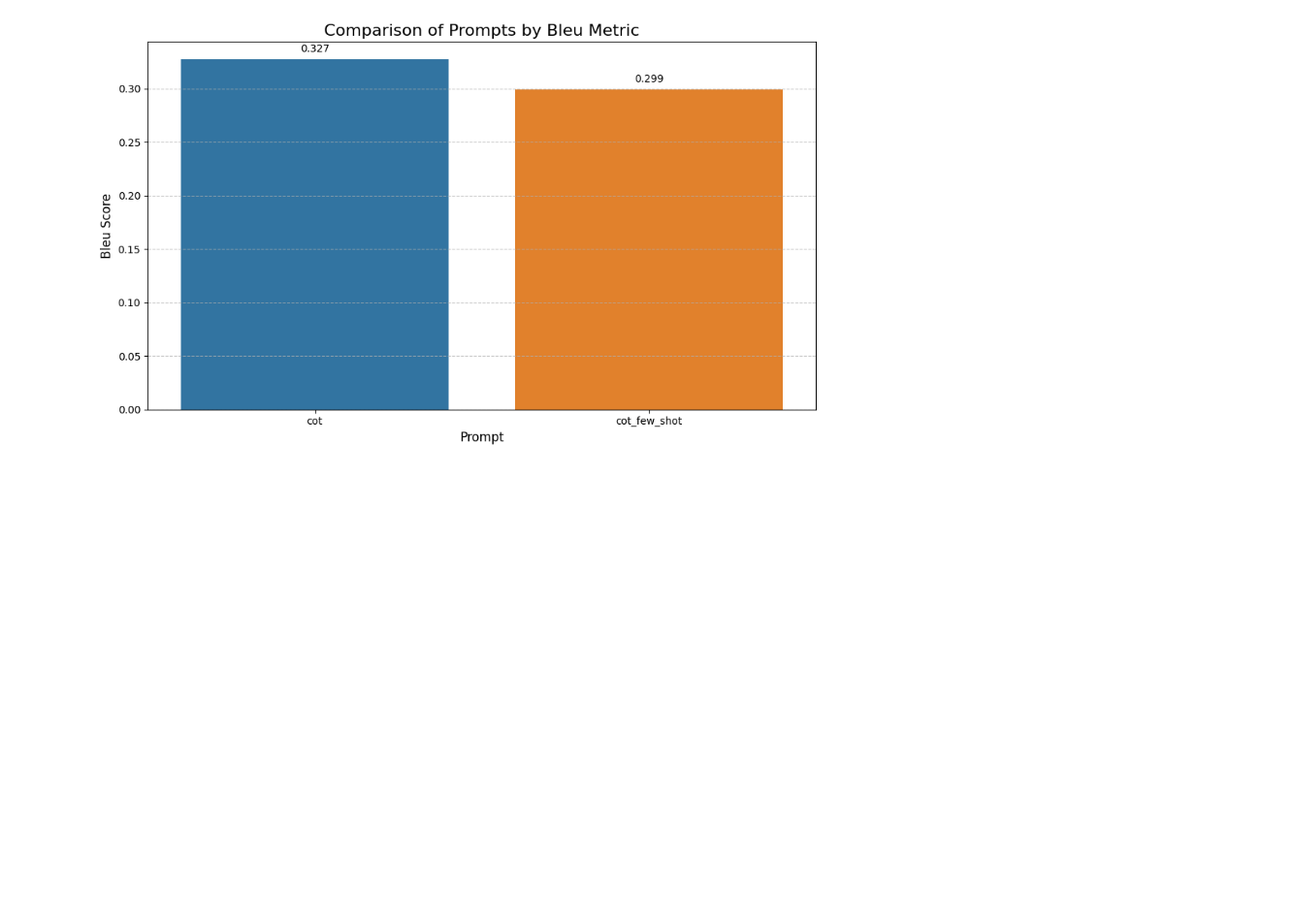
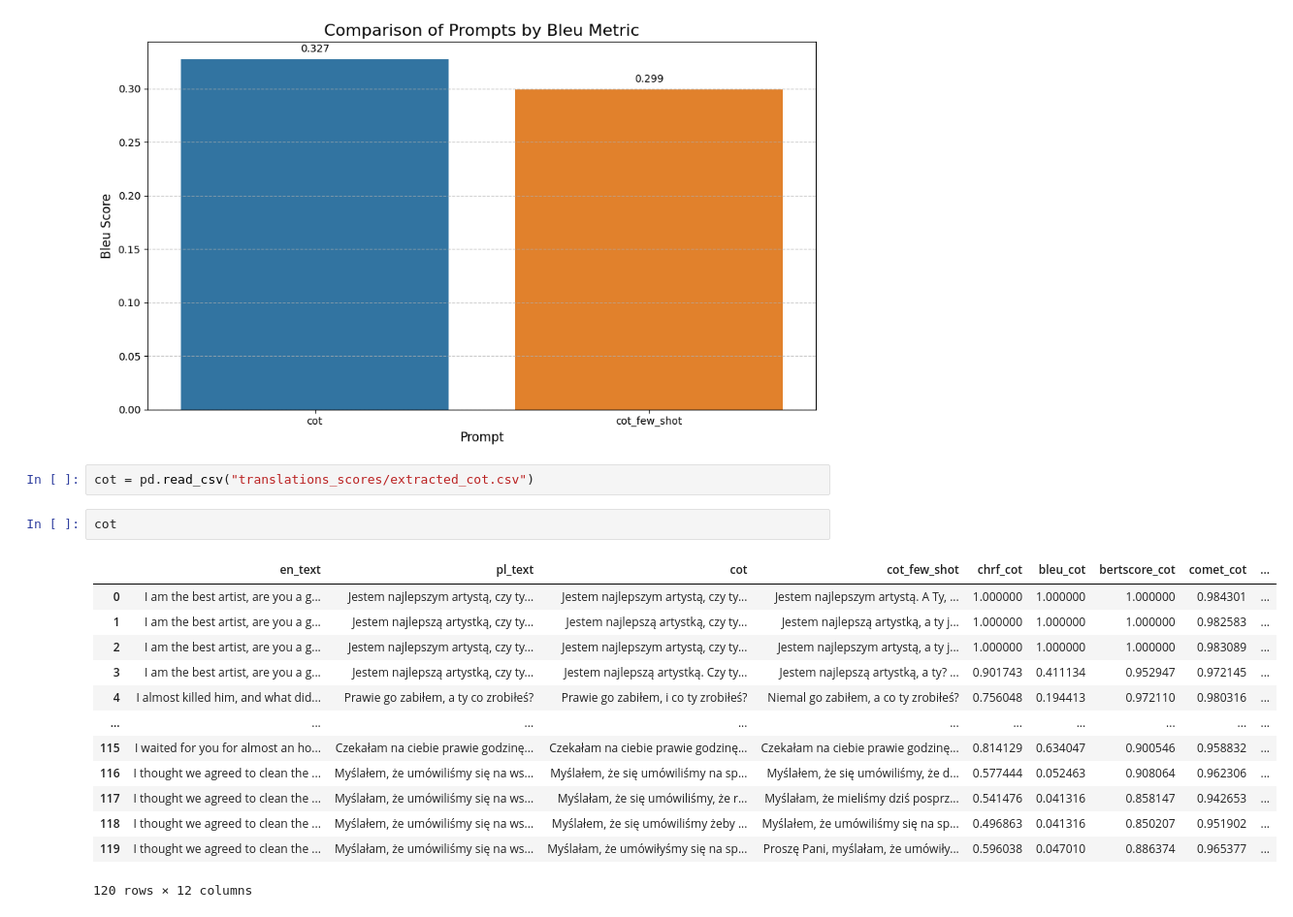
Before and after one commit to refrigerr/adaptation-of-machine-translation, a Jupyter notebook: experiments_translation_extraction/translation_extraction_results.ipynb, the cells around one changed output. Shown at 97% size. Drawn from its saved outputs; the diff is of its cells as text; blank space fills up the shorter version.

```diff
--- a/experiments_translation_extraction/translation_extraction_results.ipynb
+++ b/experiments_translation_extraction/translation_extraction_results.ipynb
@@ -548,3 +548,21 @@ Passing `palette` without assigning `hue` is deprecated and will be removed in v
 
   ax = sns.barplot(
 [figure]
+# %%
+cot = pd.read_csv("translations_scores/extracted_cot.csv")
+# %%
+cot
+# %% [output]
+|  | en_text | pl_text | cot | cot_few_shot | chrf_cot | bleu_cot | bertscore_cot | comet_cot | ... |
+| 0 | I am the best artist, are you a g... | Jestem najlepszym artystą, czy ty... | Jestem najlepszym artystą, czy ty... | Jestem najlepszym artystą. A Ty, ... | 1.000000 | 1.000000 | 1.000000 | 0.984301 | ... |
+| 1 | I am the best artist, are you a g... | Jestem najlepszą artystką, czy ty... | Jestem najlepszą artystką, czy ty... | Jestem najlepszą artystką, a ty j... | 1.000000 | 1.000000 | 1.000000 | 0.982583 | ... |
+| 2 | I am the best artist, are you a g... | Jestem najlepszym artystą, czy ty... | Jestem najlepszym artystą, czy ty... | Jestem najlepszym artystą, a ty j... | 1.000000 | 1.000000 | 1.000000 | 0.983089 | ... |
+| 3 | I am the best artist, are you a g... | Jestem najlepszą artystką, czy ty... | Jestem najlepszą artystką. Czy ty... | Jestem najlepszą artystką, a ty? ... | 0.901743 | 0.411134 | 0.952947 | 0.972145 | ... |
+| 4 | I almost killed him, and what did... | Prawie go zabiłem, a ty co zrobiłeś? | Prawie go zabiłem, i co ty zrobiłeś? | Niemal go zabiłem, a co ty zrobiłeś? | 0.756048 | 0.194413 | 0.972110 | 0.980316 | ... |
+| ... | ... | ... | ... | ... | ... | ... | ... | ... | ... |
+| 115 | I waited for you for almost an ho... | Czekałam na ciebie prawie godzinę... | Czekałam na ciebie prawie godzinę... | Czekałam na ciebie prawie godzinę... | 0.814129 | 0.634047 | 0.900546 | 0.958832 | ... |
+| 116 | I thought we agreed to clean the ... | Myślałem, że umówiliśmy się na ws... | Myślałem, że się umówiliśmy na sp... | Myślałem, że się umówiliśmy, że d... | 0.577444 | 0.052463 | 0.908064 | 0.962306 | ... |
+| 117 | I thought we agreed to clean the ... | Myślałam, że umówiliśmy się na ws... | Myślałam, że się umówiliśmy, że r... | Myślałam, że mieliśmy dziś posprz... | 0.541476 | 0.041316 | 0.858147 | 0.942653 | ... |
+| 118 | I thought we agreed to clean the ... | Myślałem, że umówiliśmy się na ws... | Myślałem, że się umówiliśmy żeby ... | Myślałem, że umówiliśmy się na sp... | 0.496863 | 0.041316 | 0.850207 | 0.951902 | ... |
+| 119 | I thought we agreed to clean the ... | Myślałam, że umówiliśmy się na ws... | Myślałam, że umówiłyśmy się na sp... | Proszę Pani, myślałam, że umówiły... | 0.596038 | 0.047010 | 0.886374 | 0.965377 | ... |
+120 rows × 12 columns
```
Also changed, not shown: parts of 2 cells of this notebook.
